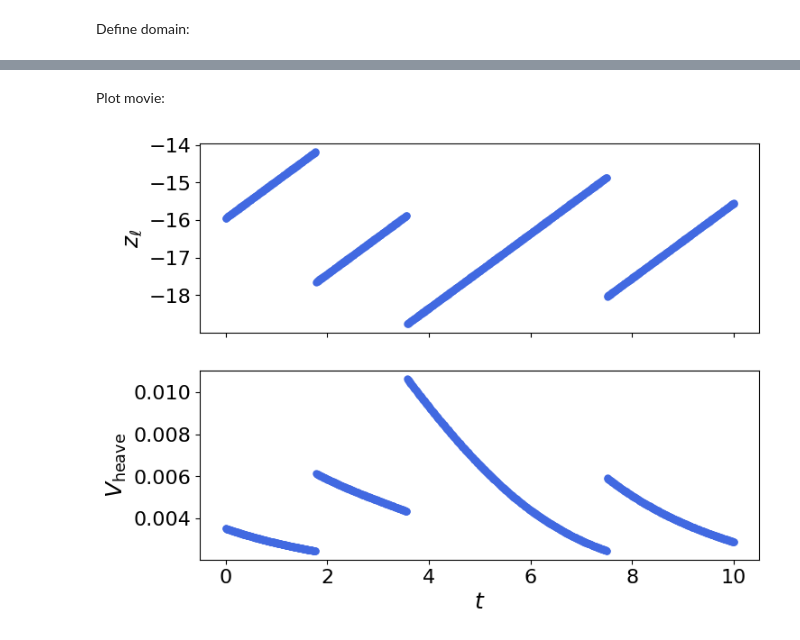
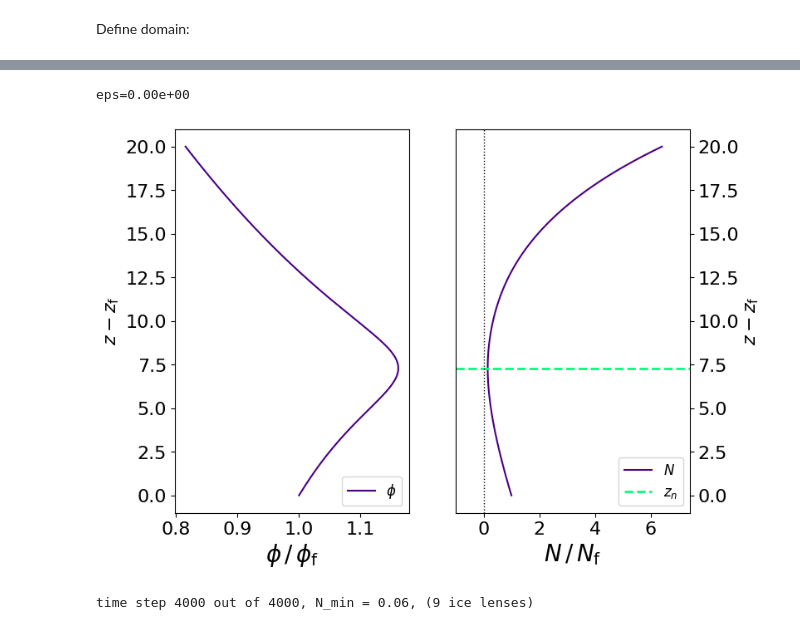
Before and after one commit to agstub-umd/compaction-frost, a Jupyter notebook: notebooks/example.ipynb, the cells around one changed output, grey strips where cells are left out. Cells and saved outputs as stored; diff of their text form; code cells hidden in the pictures.

```diff
--- a/notebooks/example.ipynb
+++ b/notebooks/example.ipynb
@@ -160,2 +35,0 @@ plot(ws_,phi_,N_,Nr_,z_,timesteps)
-# %% [markdown]
-Plot movie:
@@ -167,19 +36,36 @@ Plot movie:
-# %%
-zl = np.max(z_,axis=-1) # lens position
-plt.figure(figsize=(8,6))
-plt.subplot(211)
-plt.plot(timesteps,zl,'o',color='royalblue',markersize=5)
-plt.ylabel(r'$z_\ell$',fontsize=18)
-plt.yticks(fontsize=16)
-plt.xticks(fontsize=16)
-plt.gca().xaxis.set_ticklabels([])
-plt.subplot(212)
-plt.plot(timesteps,Vh_,'o',color='royalblue',markersize=5)
-plt.xlabel(r'$t$',fontsize=18)
-plt.ylabel(r'$V_\mathrm{heave}$',fontsize=18)
-plt.yticks(fontsize=16)
-plt.xticks(fontsize=16)
-plt.show()
-plt.close()
-# %% [output]
-[figure, removed]
+# %%
+# generate mesh
+N_f = 2   #10  # effective stress at base of fringe
+z_l = z_f+20
+z_b = z_f+1e-3 #-20
+domain = create_interval(MPI.COMM_WORLD,nz,[z_b,z_l])
+
+v_i,dt = 0.0,1.0
+
+V = FunctionSpace(domain, ("CG", 1))
+# solve quasi-steady problem with regularized diffusivity
+initial = Function(V)
+initial.interpolate(lambda x: 0.001*(x[0]-z_b)/(z_l-z_b) + N_f)
+initial = solve_pde(domain,initial,N_f,v_i,dt,eps=1e-2,penalty=True,steady=True)
+
+# # decrease regularization parameter
+eps = np.append(np.flipud(np.logspace(-10,-2,20)),0)
+for i in range(eps.size):
+    print('eps='+'{:.2e}'.format(eps[i])+' \r',end='')
+    initial = solve_pde(domain,initial,N_f,v_i,dt,eps=eps[i],penalty=False,steady=True)
+
+z,N = interp(initial,domain)
+
+plt.close()
+%matplotlib inline
+
+plot_steady(N,z)
+# %% [output]
+eps=0.00e+00
+[figure, added]
+# %%
+v_i = 0.01475
+timesteps = np.linspace(0,1e4,4000)
+N,z,new_lens = time_stepping(domain,initial,N_f,v_i,timesteps,eps=0,penalty=False)
+# %% [output]
+time step 4000 out of 4000, N_min = 0.06, (9 ice lenses)
```
Also changed, not shown: parts of 23 cells of this notebook, 7 other files.
